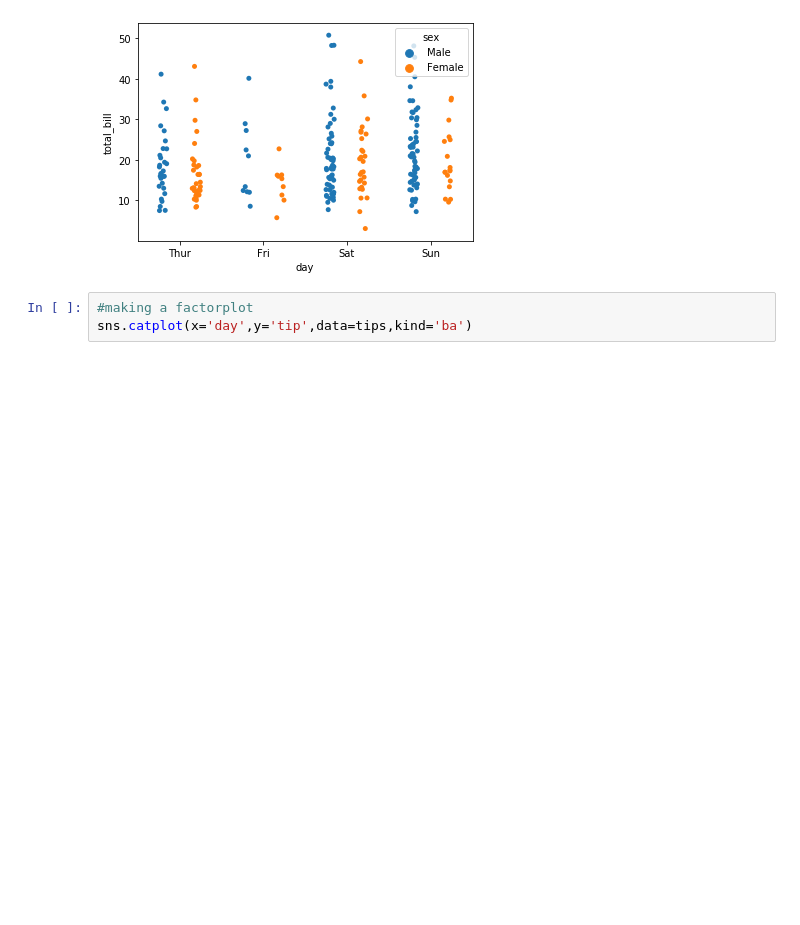
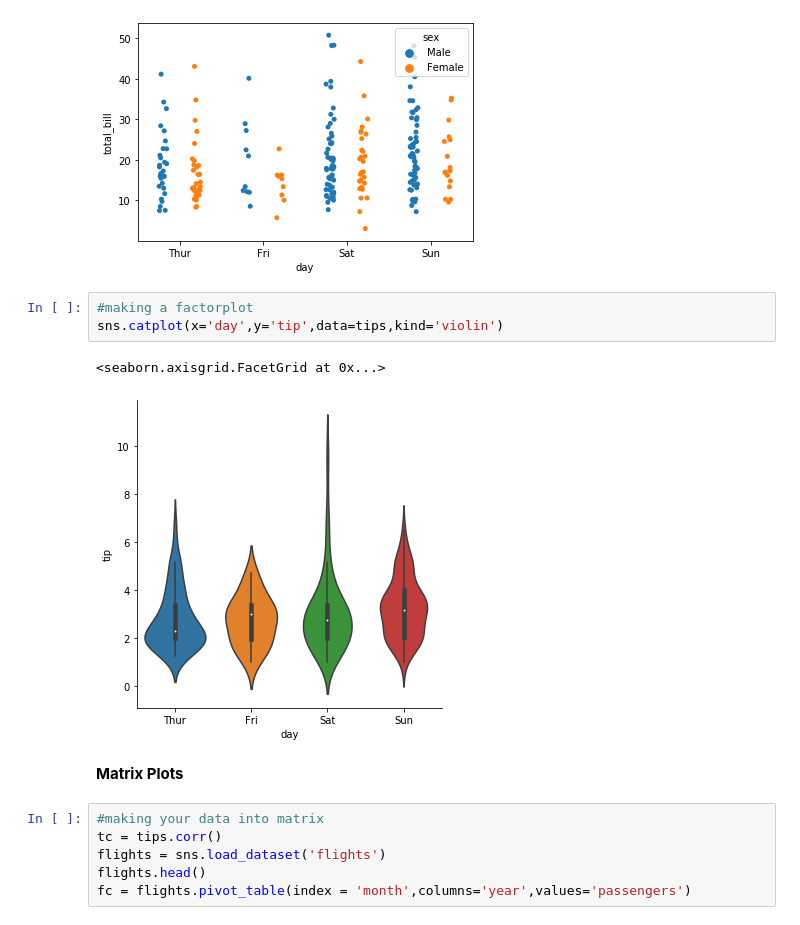
Before and after one commit to dhruvatara/data-science, a Jupyter notebook: PyBootcamp/Seaborn/Seaborn.ipynb, the cells around one changed output. Cells and saved outputs as stored; diff of their text form; blank space fills up the shorter version.

Commit message:
matrix plots, grids and regression plot via lmplot

```diff
--- a/PyBootcamp/Seaborn/Seaborn.ipynb
+++ b/PyBootcamp/Seaborn/Seaborn.ipynb
@@ -86,4 +86,15 @@ sns.stripplot(x='day',y='total_bill',data=tips,hue='sex',dodge=True)
 [figure]
 # %%
 #making a factorplot
-sns.catplot(x='day',y='tip',data=tips,kind='ba')
+sns.catplot(x='day',y='tip',data=tips,kind='violin')
+# %% [output]
+<seaborn.axisgrid.FacetGrid at 0x...>
+[figure, added]
+# %% [markdown]
+<b>Matrix Plots</b>
+# %%
+#making your data into matrix
+tc = tips.corr()
+flights = sns.load_dataset('flights')
+flights.head()
+fc = flights.pivot_table(index = 'month',columns='year',values='passengers')
```
Also changed, not shown: parts of 4 cells of this notebook.
